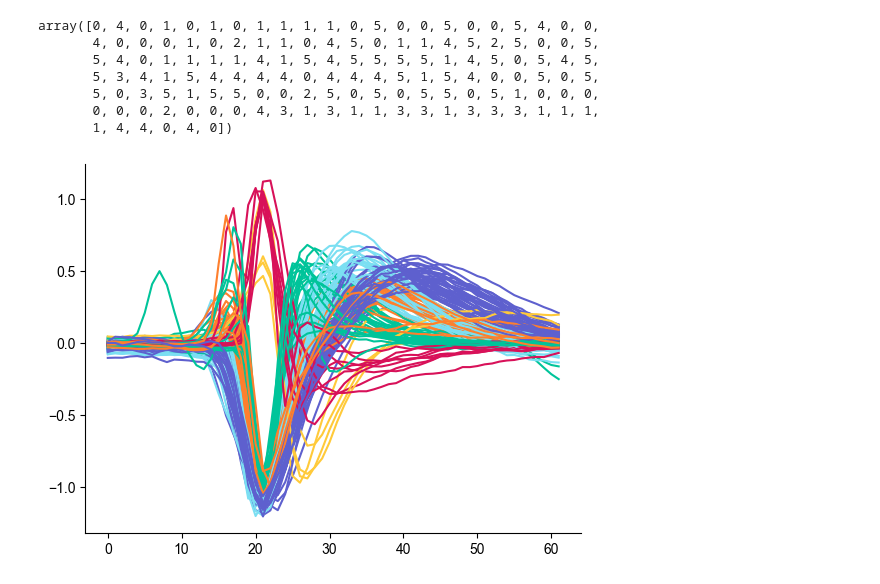
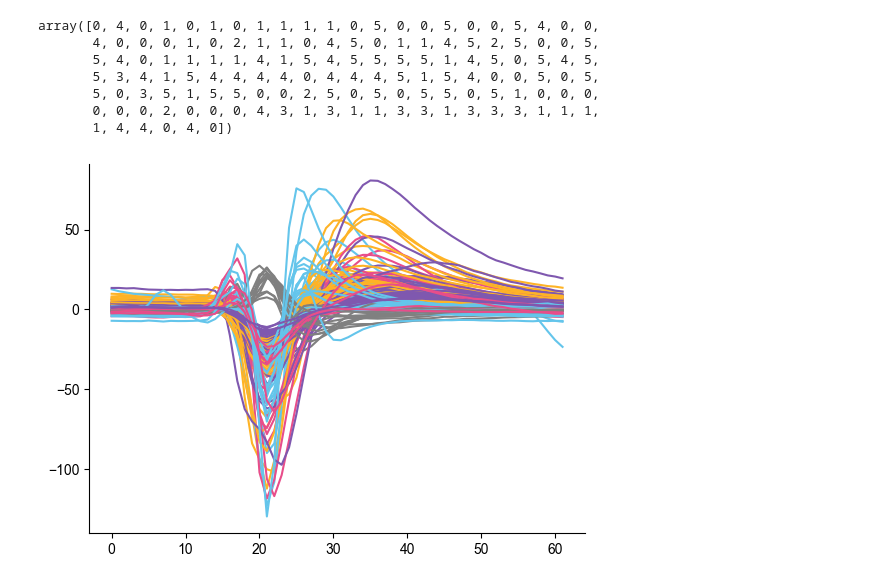
Before and after one commit to mateouma/fpp-npx, a Jupyter notebook: bsns_testing.ipynb, the cells around one changed output. Drawn from its saved outputs; the diff is of its cells as text; code cells hidden in the pictures.

```diff
--- a/bsns_testing.ipynb
+++ b/bsns_testing.ipynb
@@ -68,8 +65,10 @@ array([0, 4, 0, 1, 0, 1, 0, 1, 1, 1, 1, 0, 5, 0, 0, 5, 0, 0, 5, 4, 0, 0,
        5, 0, 3, 5, 1, 5, 5, 0, 0, 2, 5, 0, 5, 0, 5, 5, 0, 5, 1, 0, 0, 0,
        0, 0, 0, 2, 0, 0, 0, 4, 3, 1, 3, 1, 1, 3, 3, 1, 3, 3, 3, 1, 1, 1,
        1, 4, 4, 0, 4, 0])
+# %%
+CUSTOM_PAL_SORT_4 = ['#7F58AF', '#64C5EB', 'gray', 'gray', '#E84D8A', '#FEB326']
 # %%
-for i,wf in enumerate(waveforms_scaled):
-    plt.plot(wf, color=CUSTOM_PAL_SORT_3[unit_labs[i]])
+for i,wf in enumerate(mean_unit_waveforms):
+    plt.plot(wf, color=CUSTOM_PAL_SORT_4[unit_labs[i]])
 # %% [output]
-[figure, old version]
+[figure, new version]
```
Also changed, not shown: parts of 13 cells of this notebook, 4 other files.
